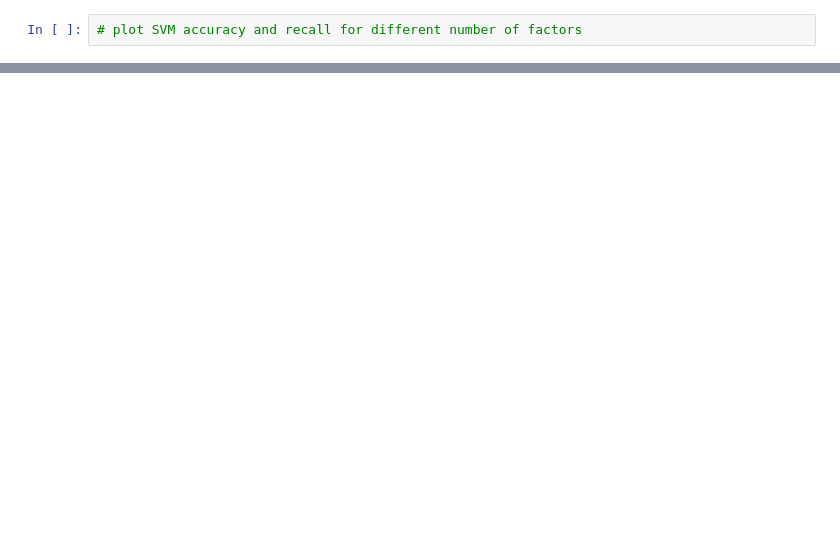
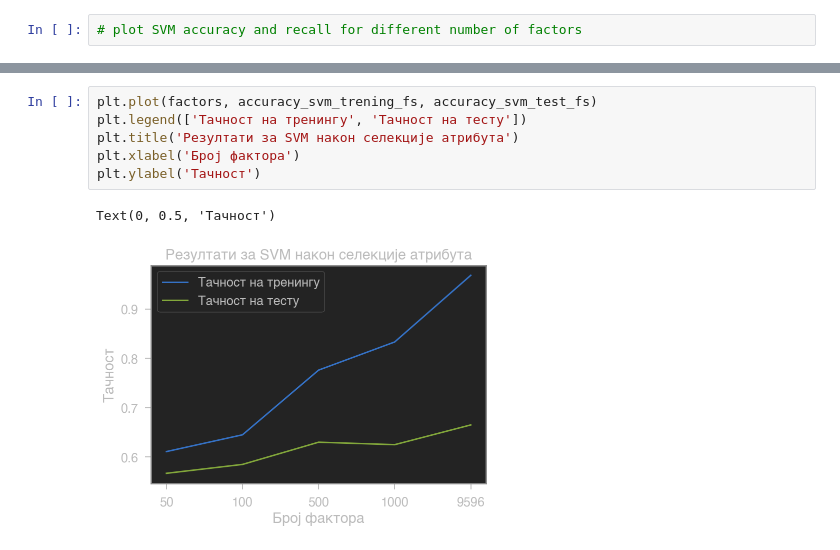
Before and after one commit to mmiljkovic15/master_rad, a Jupyter notebook: dimension_reduction_with_nmf.ipynb, the cells around one changed output, grey strips where cells are left out. Cells and saved outputs as stored; diff of their text form; blank space fills up the shorter version.

```diff
--- a/dimension_reduction_with_nmf.ipynb
+++ b/dimension_reduction_with_nmf.ipynb
@@ -709,0 +1011,9 @@ Text(0, 0.5, 'Result')
+# %%
+plt.plot(factors, accuracy_svm_trening_fs, accuracy_svm_test_fs)
+plt.legend(['Тачност на тренингу', 'Тачност на тесту'])
+plt.title('Резултати за SVM након селекције атрибута')
+plt.xlabel('Број фактора')
+plt.ylabel('Тачност')
+# %% [output]
+Text(0, 0.5, 'Тачност')
+[figure, added]
```
Also changed, not shown: parts of 43 cells of this notebook.
